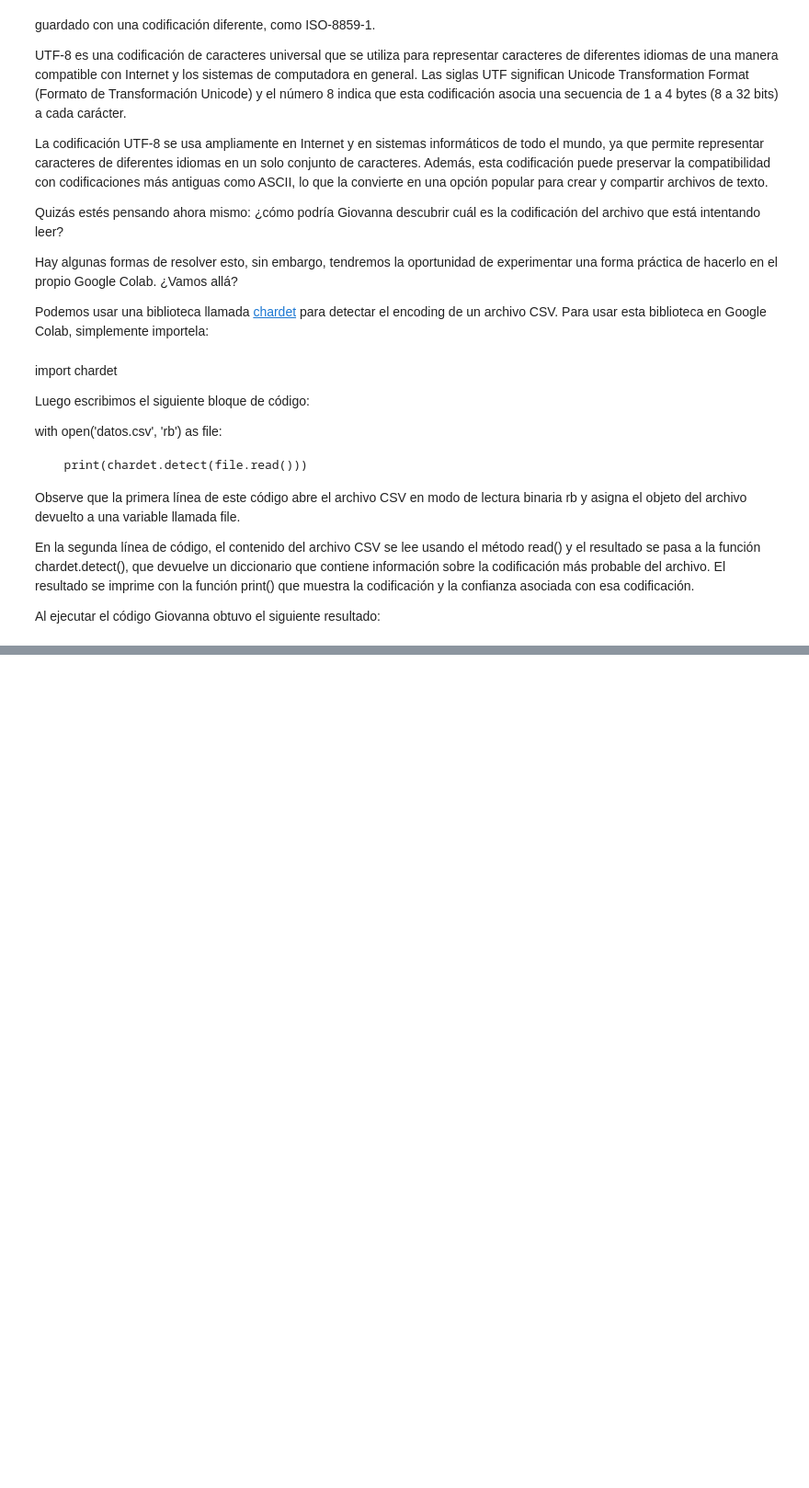
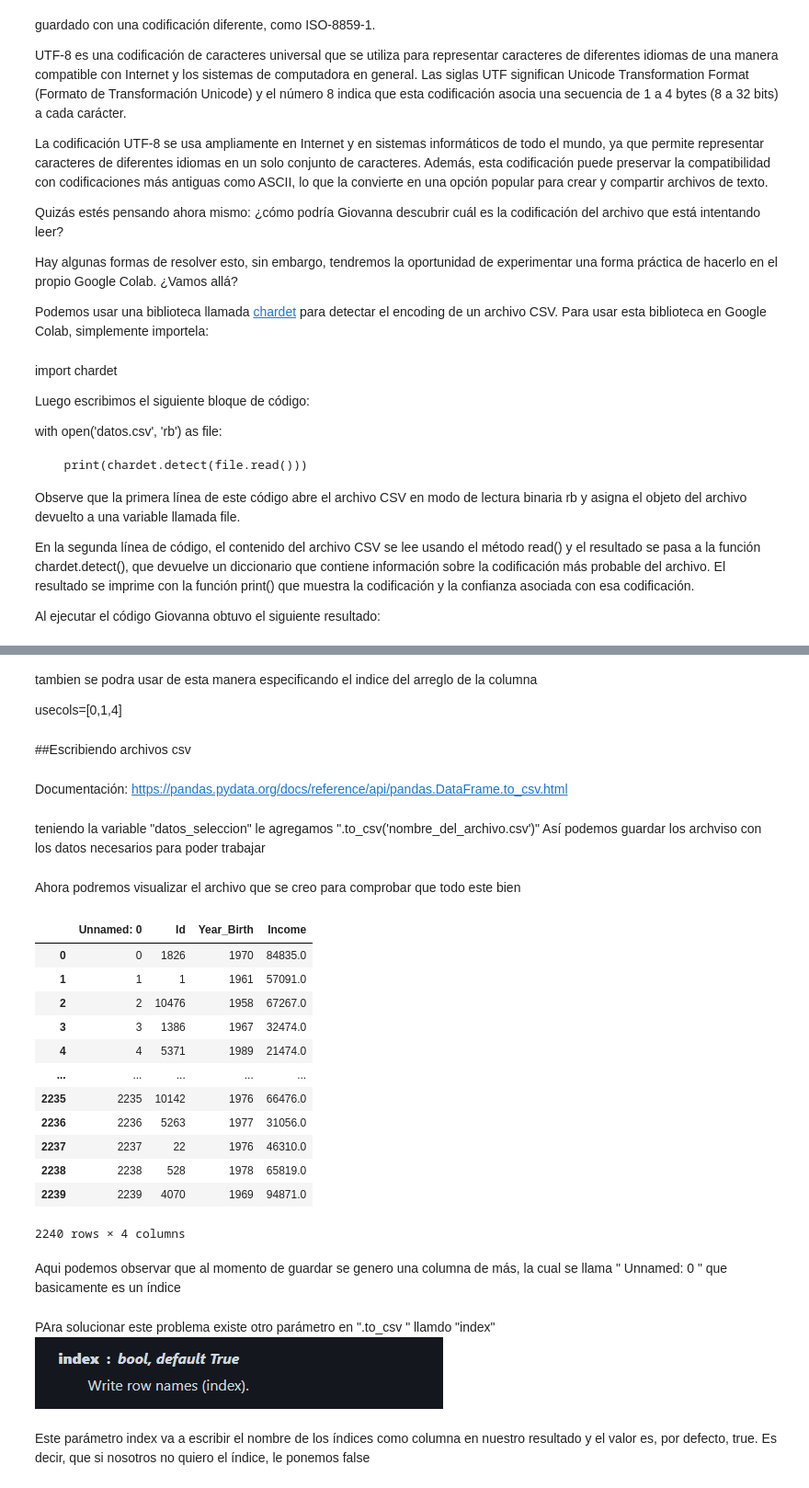
Before and after one commit to jorgevillegazz/Aprendiendo_ETL, a Jupyter notebook: Pandas_I_O.ipynb, the cells around one changed output, grey strips where cells are left out. Shown: that part at 92% size. Drawn from its saved outputs; the diff is of its cells as text; code cells hidden in the pictures; blank space fills up the shorter version.

Commit message:
Escribiendo archivos  csv Creado con Colab

```diff
--- a/Pandas_I_O.ipynb
+++ b/Pandas_I_O.ipynb
@@ -136,0 +238,13 @@ Al ejecutar el código Giovanna obtuvo el siguiente resultado:
+# %% [markdown]
+tambien se podra  usar de esta manera  especificando el indice del arreglo de la columna
+
+ usecols=[0,1,4]
+# %% [markdown]
+##Escribiendo archivos csv
+# %% [markdown]
+
+
+Documentación: https://pandas.pydata.org/docs/reference/api/pandas.DataFrame.to_csv.html
+# %% [markdown]
+teniendo la variable "datos_seleccion" le agregamos ".to_csv('nombre_del_archivo.csv')"
+Así podemos guardar  los archviso  con los datos  necesarios para  poder trabajar
@@ -136,0 +253,26 @@ Al ejecutar el código Giovanna obtuvo el siguiente resultado:
+# %% [markdown]
+Ahora podremos visualizar el archivo que se creo para  comprobar  que todo este  bien
+# %%
+clientes_mercado =pd.read_csv('clientes_mercado.csv')
+clientes_mercado
+# %% [output]
+|  | Unnamed: 0 | Id | Year_Birth | Income |
+| 0 | 0 | 1826 | 1970 | 84835.0 |
+| 1 | 1 | 1 | 1961 | 57091.0 |
+| 2 | 2 | 10476 | 1958 | 67267.0 |
+| 3 | 3 | 1386 | 1967 | 32474.0 |
+| 4 | 4 | 5371 | 1989 | 21474.0 |
+| ... | ... | ... | ... | ... |
+| 2235 | 2235 | 10142 | 1976 | 66476.0 |
+| 2236 | 2236 | 5263 | 1977 | 31056.0 |
+| 2237 | 2237 | 22 | 1976 | 46310.0 |
+| 2238 | 2238 | 528 | 1978 | 65819.0 |
+| 2239 | 2239 | 4070 | 1969 | 94871.0 |
+2240 rows × 4 columns
+# %% [markdown]
+Aqui podemos observar  que al momento de guardar  se genero una columna de más, la cual se llama " Unnamed: 0	" que basicamente es un índice
+# %% [markdown]
+PAra solucionar este problema  existe  otro parámetro en ".to_csv " llamdo "index"
+![image.png](embedded-picture-1)
+# %% [markdown]
+Este parámetro index va a escribir el nombre de los índices como columna en nuestro resultado y el valor es, por defecto, true. Es decir, que si nosotros no quiero el índice, le ponemos false
```
Also changed, not shown: parts of 27 cells of this notebook.
